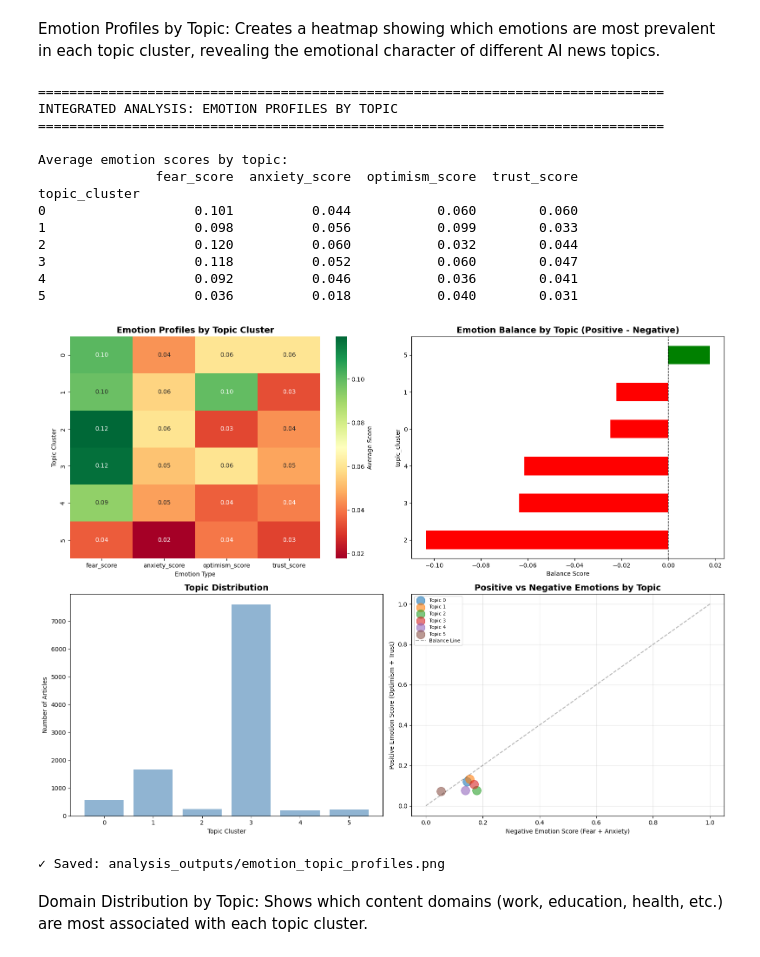
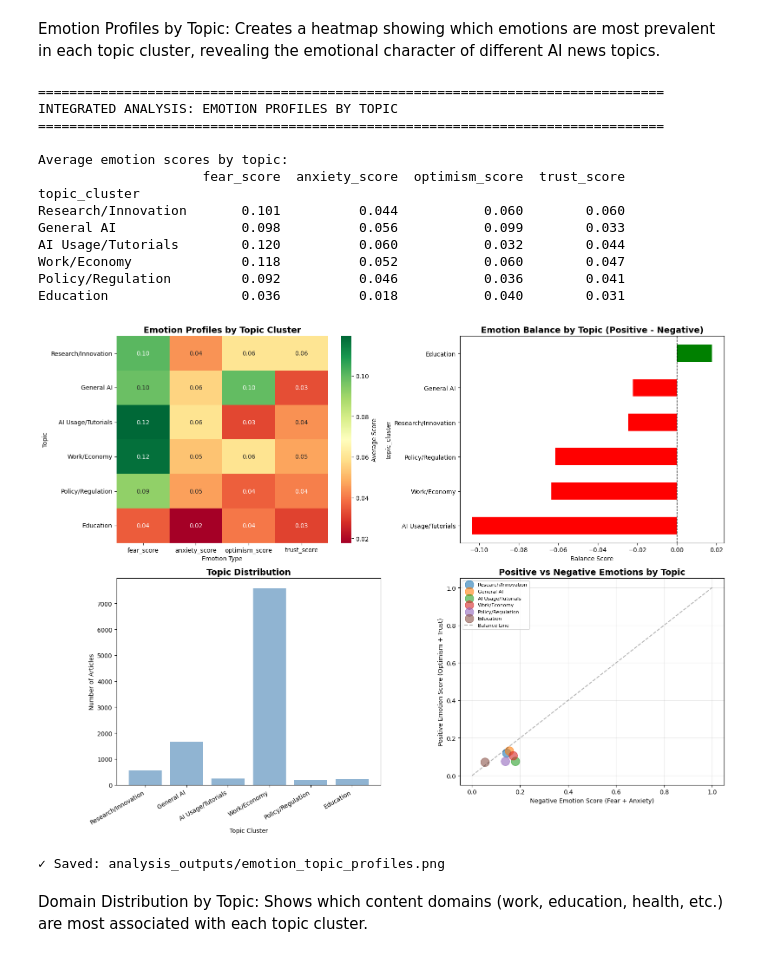
Before and after one commit to mish841/RAISE-26-Data-Science-AI-Competition-Submission, a Jupyter notebook: data_science_ai.ipynb, the cells around one changed output. Drawn from its saved outputs; the diff is of its cells as text; code cells hidden in the pictures.

```diff
--- a/data_science_ai.ipynb
+++ b/data_science_ai.ipynb
@@ -428,18 +424,19 @@ emotion_by_topic = emotion.groupby('topic_cluster')[
 ].mean()
 
 print("\nAverage emotion scores by topic:")
-print(emotion_by_topic.round(3))
+print(emotion_by_topic.rename(index=topic_labels).round(3))
+
 
 # Create comprehensive visualization
 fig, axes = plt.subplots(2, 2, figsize=(16, 12))
 
 # Plot 1: Heatmap of emotions by topic
 ax = axes[0, 0]
-sns.heatmap(emotion_by_topic, annot=True, fmt='.2f', cmap='RdYlGn', ax=ax,
+sns.heatmap(emotion_by_topic.rename(index=topic_labels), annot=True, fmt='.2f', cmap='RdYlGn', ax=ax,
             cbar_kws={'label': 'Average Score'})
 ax.set_title('Emotion Profiles by Topic Cluster', fontsize=14, fontweight='bold')
 ax.set_xlabel('Emotion Type')
-ax.set_ylabel('Topic Cluster')
+ax.set_ylabel('Topic')
 
 # Plot 2: Emotion balance by topic
 ax = axes[0, 1]
@@ -447,6 +444,7 @@ emotion['emotion_balance'] = (emotion['optimism_score'] + emotion['trust_score']
                               (emotion['fear_score'] + emotion['anxiety_score'])
 emotion_balance_by_topic = emotion.groupby('topic_cluster')['emotion_balance'].mean().sort_values()
 colors = ['red' if x < 0 else 'green' for x in emotion_balance_by_topic.values]
+emotion_balance_by_topic.index = emotion_balance_by_topic.index.map(topic_labels)
 emotion_balance_by_topic.plot(kind='barh', ax=ax, color=colors)
 ax.axvline(x=0, color='black', linestyle='--', linewidth=1)
 ax.set_title('Emotion Balance by Topic (Positive - Negative)', fontsize=14, fontweight='bold')
@@ -460,59 +458,46 @@ ax.set_xlabel('Topic Cluster')
 ax.set_ylabel('Number of Articles')
 ax.set_title('Topic Distribution', fontsize=14, fontweight='bold')
 ax.set_xticks(range(n_clusters))
+ax.set_xticklabels([topic_labels[i] for i in range(n_clusters)], rotation=30, ha='right')
+
 
 # Plot 4: Scatter - Positive vs Negative by topic
 ax = axes[1, 1]
 for topic in range(n_clusters):
     topic_data = emotion_by_topic.loc[topic]
     neg_score = topic_data['fear_score'] + topic_data['anxiety_score']
     pos_score = topic_data['optimism_score'] + topic_data['trust_score']
-    ax.scatter(neg_score, pos_score, s=200, alpha=0.6, label=f'Topic {topic}')
+    ax.scatter(neg_score, pos_score, s=200, alpha=0.6, label=topic_labels[topic])
+
 
 max_val = max(emotion_by_topic.values.max(), 1)
 ax.plot([0, max_val], [0, max_val], 'k--', alpha=0.3, label='Balance Line')
 ax.set_xlabel('Negative Emotion Score (Fear + Anxiety)')
 ax.set_ylabel('Positive Emotion Score (Optimism + Trust)')
 ax.set_title('Positive vs Negative Emotions by Topic', fontsize=14, fontweight='bold')
 ax.legend(fontsize=8)
 ax.grid(True, alpha=0.3)
 
 plt.tight_layout()
 plt.savefig(f'{OUTPUT_DIR}/emotion_topic_profiles.png', dpi=300, bbox_inches='tight')
 plt.show()
 
 print(f"\n✓ Saved: {OUTPUT_DIR}/emotion_topic_profiles.png")
-
-
-# Plot 1: Heatmap — rename the y-axis index
-sns.heatmap(emotion_by_topic.rename(index=topic_labels), ...)
-
-# Plot 2: Horizontal bar — rename the index before plotting
-emotion_balance_by_topic = emotion.groupby('topic_cluster')['emotion_balance'].mean().sort_values()
-emotion_balance_by_topic.index = emotion_balance_by_topic.index.map(topic_labels)
-emotion_balance_by_topic.plot(kind='barh', ax=ax, color=colors)
-
-# Plot 3: Topic distribution bar chart — set tick labels
-ax.set_xticks(range(n_clusters))
-ax.set_xticklabels([topic_labels[i] for i in range(n_clusters)], rotation=30, ha='right')
-
-# Plot 4: Scatter labels — update the legend
-ax.scatter(..., label=topic_labels[topic])
 # %% [output]
 ================================================================================
 INTEGRATED ANALYSIS: EMOTION PROFILES BY TOPIC
 ================================================================================
 
 Average emotion scores by topic:
-               fear_score  anxiety_score  optimism_score  trust_score
+                     fear_score  anxiety_score  optimism_score  trust_score
 topic_cluster
-0                   0.101          0.044           0.060        0.060
-1                   0.098          0.056           0.099        0.033
-2                   0.120          0.060           0.032        0.044
-3                   0.118          0.052           0.060        0.047
-4                   0.092          0.046           0.036        0.041
-5                   0.036          0.018           0.040        0.031
+Research/Innovation       0.101          0.044           0.060        0.060
+General AI                0.098          0.056           0.099        0.033
+AI Usage/Tutorials        0.120          0.060           0.032        0.044
+Work/Economy              0.118          0.052           0.060        0.047
+Policy/Regulation         0.092          0.046           0.036        0.041
+Education                 0.036          0.018           0.040        0.031
-[figure, old version]
+[figure, new version]
 ✓ Saved: analysis_outputs/emotion_topic_profiles.png
 # %% [markdown]
 Domain Distribution by Topic: Shows which content domains (work, education, health, etc.) are most associated with each topic cluster.
```
Also changed, not shown: parts of 7 cells of this notebook.
